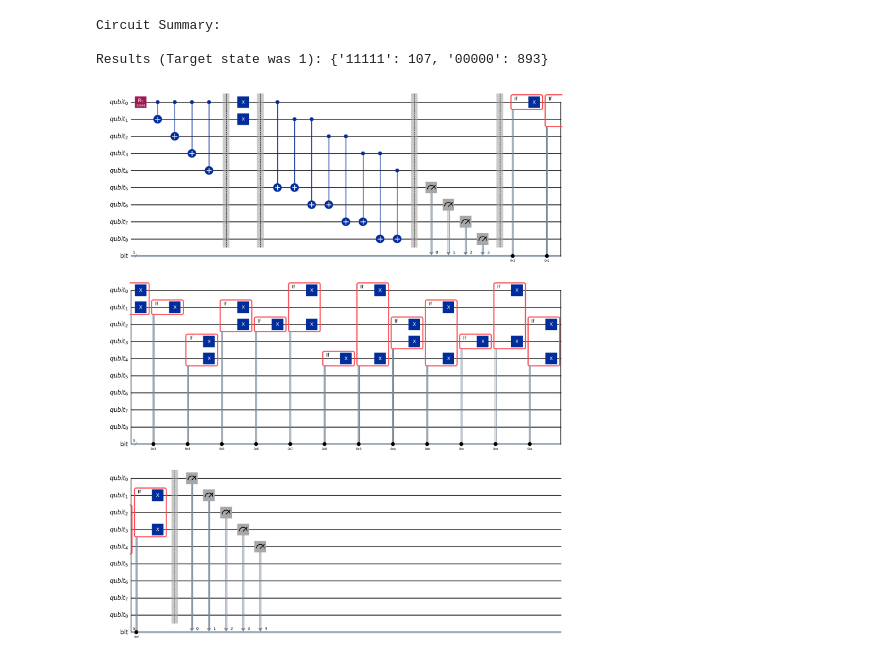
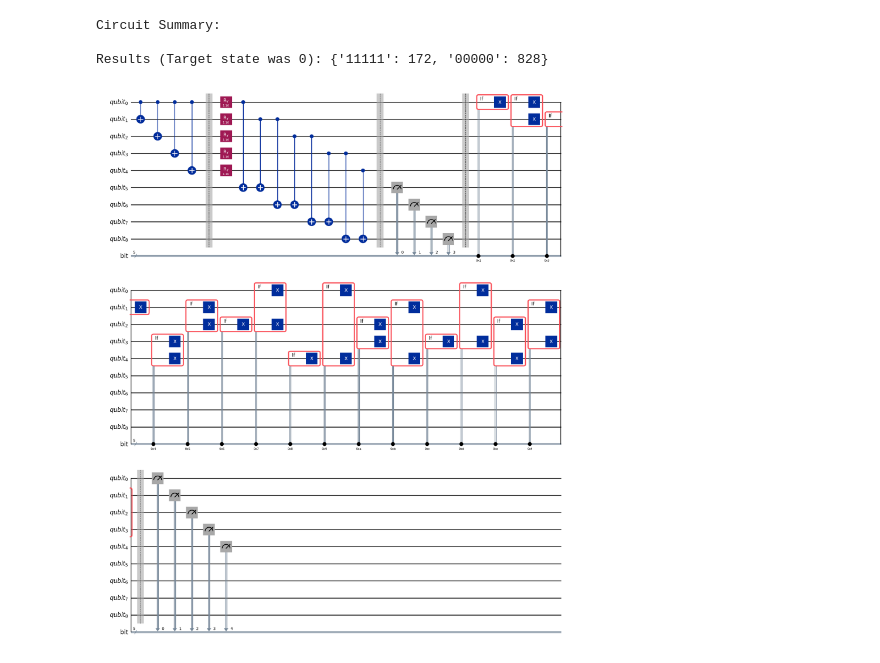
Before and after one commit to new-how/IQCI_114-1_final, a Jupyter notebook: 2n+1-qubitQEC.ipynb, the cells around one changed output. Saved outputs shown, nothing was run; the diff lists cells and outputs as text; code cells hidden in the pictures.

```diff
--- a/2n+1-qubitQEC.ipynb
+++ b/2n+1-qubitQEC.ipynb
@@ -6,6 +6,11 @@ import numpy as np
 
 # N = 2n + 1
 N = 5
+
+# Probability for |1>
+p = 0.3
+theta  = 2 * np.arcsin(np.sqrt(p))
+
 # Important functions
 def gray_to_binary(g: int) -> int:
     x = g
@@ -27,9 +32,6 @@ qc = QuantumCircuit(q, c)
 # You can also play with the following
 # qc.x(q[0]) sets initial state to |1>
 # qc.h(q[0]) sets initial state to (|0> + |1>) / sqrt(2)
-p = 0.1 # Probability for |1>
-theta  = 2 * np.arcsin(np.sqrt(p))
-qc.ry(theta, q[0])
 
 # --- STEP 1: ENCODING ---
 # Spread the state to qubit 1 and 2 (Encoding |1> into |111>)
@@ -40,9 +42,12 @@ qc.barrier()
 # --- STEP 2: INTRODUCE ERROR ---
 # We simulate an error by flipping qubit 1.
 # You can change this to q[0] or q[2] and the code will still work!
-for i in range(N//2):
-    qc.x(q[i])
-qc.barrier()
+# for i in range(N//2):
+#     qc.x(q[i])
+# qc.barrier()
+for i in range(N):
+    qc.ry(theta, q[i])
+qc.barrier
 
 # --- STEP 3: DETECTION & CORRECTION ---
 # Heart of the correction code
@@ -57,33 +62,33 @@ qc.barrier()
 
 for i in range(1, 2 ** (N - 1)):
     with qc.if_test((c, i)):
         num = gray_to_binary(i)
         if(majority_bit(num, N) == 1):
             num = ~num
         for j in range(N):
             if(num % 2 == 1):
                 qc.x(q[j])
             num >>= 1
 qc.barrier()
 
 # --- STEP 4: MEASUREMENT ---
 # We measure the corrected logical qubits
 for i in range(N):
     qc.measure(q[i], c[i])
 
 # --- EXECUTION ---
 simulator = AerSimulator()
 compiled_circuit = transpile(qc, simulator)
 job = simulator.run(compiled_circuit, shots=1000)
 result = job.result()
 counts = result.get_counts()
 
 print("Circuit Summary:")
 # print(qc.draw(output='text'))
-print(f"\nResults (Target state was 1): {counts}")
+print(f"\nResults (Target state was 0): {counts}")
 qc.draw("mpl")
 # %% [output]
 Circuit Summary:
 
-Results (Target state was 1): {'11111': 107, '00000': 893}
+Results (Target state was 0): {'11111': 172, '00000': 828}
-[figure, old version]
+[figure, new version]
```
